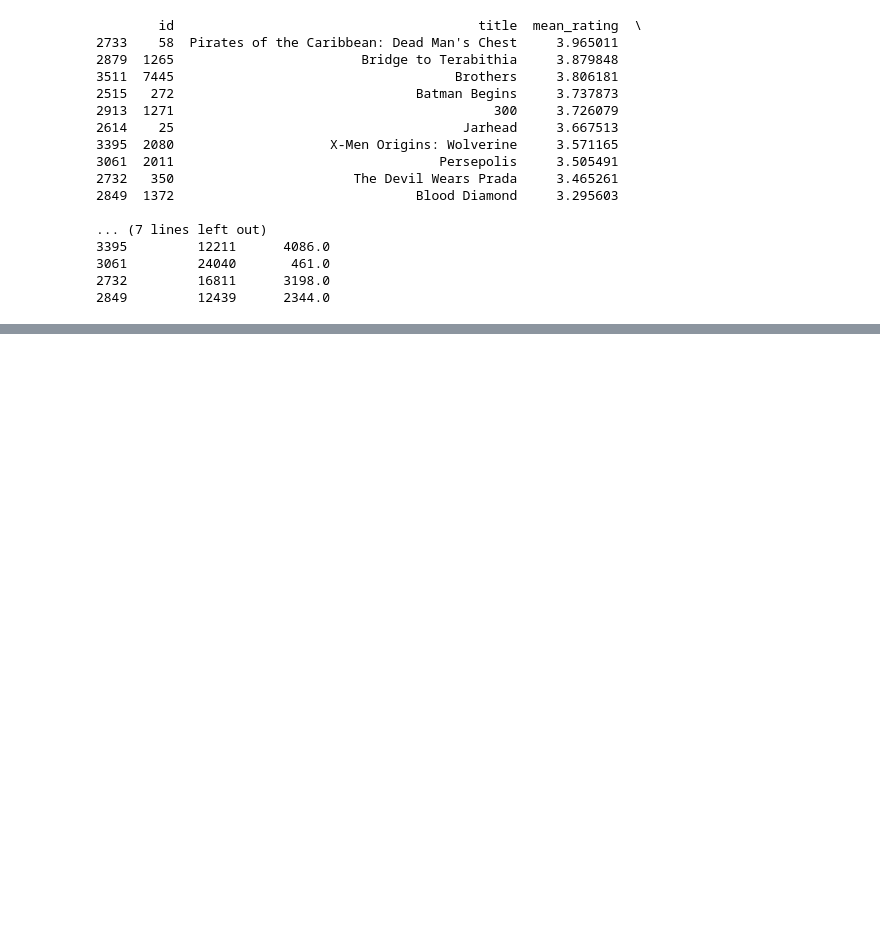
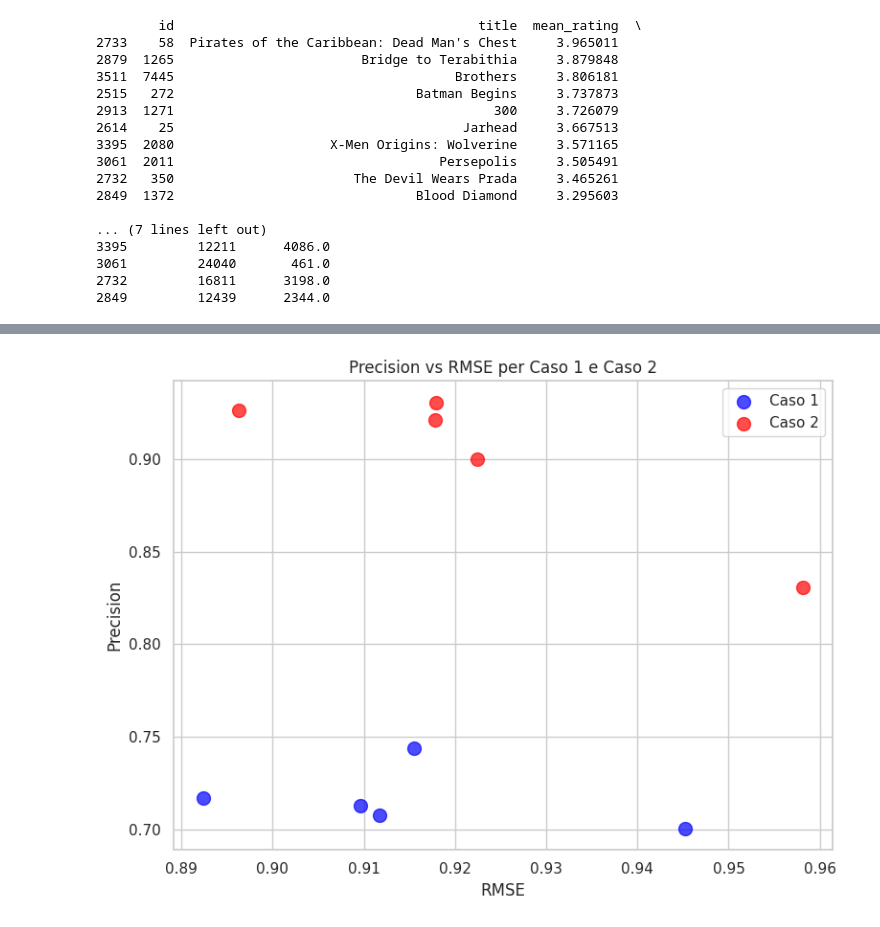
Before and after one commit to zxb-97/NLP1, a Jupyter notebook: Ghedo.ipynb, the cells around one changed output, grey strips where cells are left out. Saved outputs shown, nothing was run; the diff lists cells and outputs as text; code cells hidden in the pictures; blank space fills up the shorter version.

```diff
--- a/Ghedo.ipynb
+++ b/Ghedo.ipynb
@@ -1540,0 +2230,23 @@ top_10_movies.to_csv('top_10_movies_2005_percentile_97_5_ratings_95_votes.csv',
+# %%
+# Dati per precisione vs RMSE
+precision_case_1 = [0.7167, 0.7004, 0.7074, 0.7439, 0.7130]
+precision_case_2 = [0.9263, 0.8307, 0.8998, 0.9307, 0.9210]
+
+rmse_case_1 = [0.8924, 0.9452, 0.9117, 0.9155, 0.9096]
+rmse_case_2 = [0.8963, 0.9581, 0.9224, 0.9179, 0.9178]
+
+# Creazione del grafico scatter
+plt.figure(figsize=(8, 6))
+plt.scatter(rmse_case_1, precision_case_1, color='blue', label='Caso 1', s=100, alpha=0.7)
+plt.scatter(rmse_case_2, precision_case_2, color='red', label='Caso 2', s=100, alpha=0.7)
+
+# Etichette e titolo
+plt.xlabel('RMSE')
+plt.ylabel('Precision')
+plt.title('Precision vs RMSE per Caso 1 e Caso 2')
+plt.legend()
+
+plt.tight_layout()
+plt.show()
+# %% [output]
+[figure, added]
```
Also changed, not shown: parts of 22 cells of this notebook.
